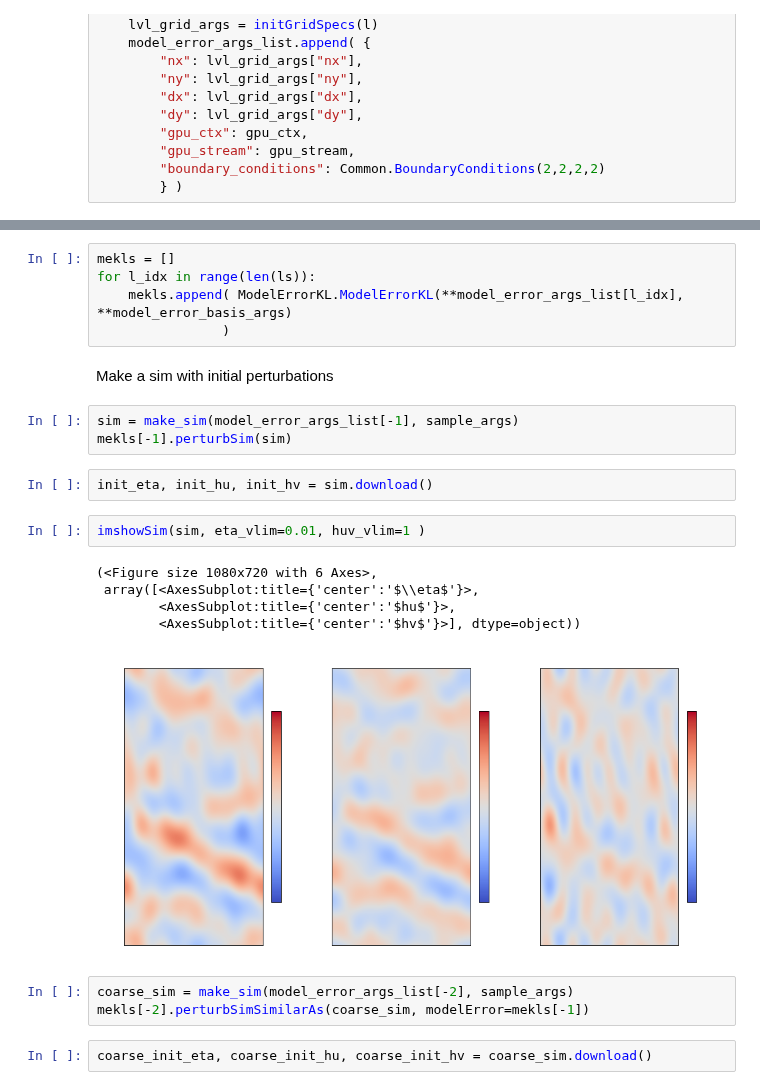
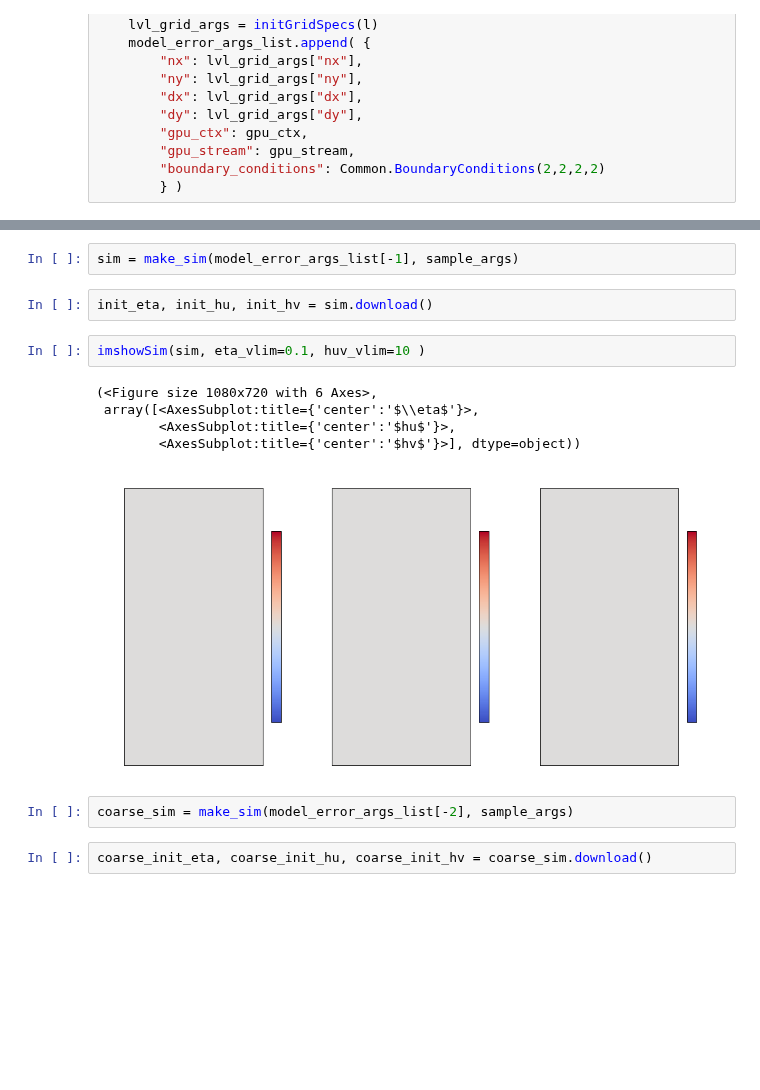
Before and after one commit to sintefmath/multilevelDA, a Jupyter notebook: notebooks/Basin-SimNoise.ipynb, the cells around one changed output, grey strips where cells are left out. Drawn from its saved outputs; the diff is of its cells as text; blank space fills up the shorter version.

Commit message:
See what the new parameters mean for the model error in time

```diff
--- a/notebooks/Basin-SimNoise.ipynb
+++ b/notebooks/Basin-SimNoise.ipynb
@@ -104,26 +94,17 @@ model_error_basis_args = {
-# %%
-mekls = []
-for l_idx in range(len(ls)):
-    mekls.append( ModelErrorKL.ModelErrorKL(**model_error_args_list[l_idx], **model_error_basis_args)
-                )
-# %% [markdown]
-Make a sim with initial perturbations
 # %%
 sim = make_sim(model_error_args_list[-1], sample_args)
-mekls[-1].perturbSim(sim)
 # %%
 init_eta, init_hu, init_hv = sim.download()
 # %%
-imshowSim(sim, eta_vlim=0.01, huv_vlim=1 )
+imshowSim(sim, eta_vlim=0.1, huv_vlim=10 )
 # %% [output]
 (<Figure size 1080x720 with 6 Axes>,
  array([<AxesSubplot:title={'center':'$\\eta$'}>,
         <AxesSubplot:title={'center':'$hu$'}>,
         <AxesSubplot:title={'center':'$hv$'}>], dtype=object))
-[figure, old version]
+[figure, new version]
 # %%
 coarse_sim = make_sim(model_error_args_list[-2], sample_args)
-mekls[-2].perturbSimSimilarAs(coarse_sim, modelError=mekls[-1])
 # %%
 coarse_init_eta, coarse_init_hu, coarse_init_hv = coarse_sim.download()
 # %%
```
Also changed, not shown: parts of 19 cells of this notebook.
